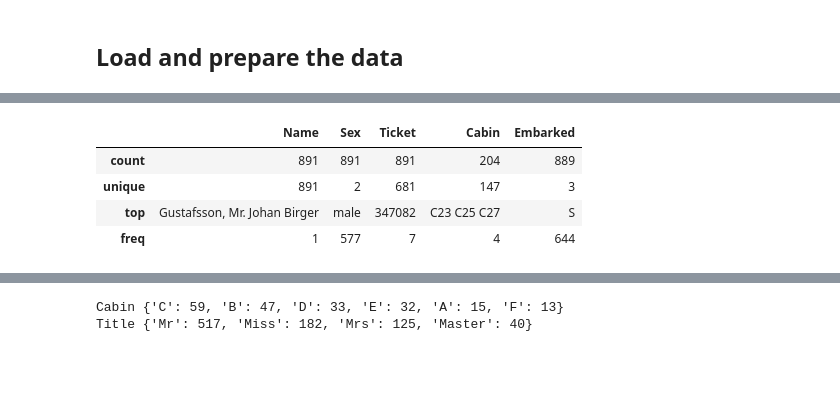
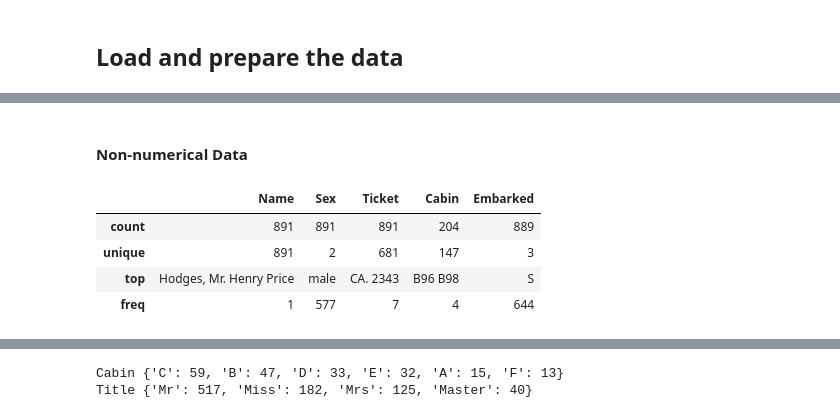
Before and after one commit to angelmtenor/data-science-keras, a Jupyter notebook: titanic.ipynb, the cells around one changed output, grey strips where cells are left out. Drawn from its saved outputs; the diff is of its cells as text; code cells hidden in the pictures; blank space fills up the shorter version.

```diff
--- a/titanic.ipynb
+++ b/titanic.ipynb
@@ -54,0 +28,8 @@ df.describe()
+# %%
+original_df = pd.read_csv('data/titanic_data.csv')
+
+target = ['Survived']  # the target will remain the same throughout the notebook
+
+original_features = [f for f in original_df if f not in target]
+original_df = original_df[original_features + target]   # sort columns: target at the end
+print("{} rows \n{} columns \ntarget: {}".format(*original_df.shape, target))
@@ -55,8 +64,10 @@ df.describe()
+# %% [markdown]
+#### Non-numerical Data
 # %%
-df.describe(include=['O'])  # non-numerical variables
+original_df.describe(include=['O'])
 # %% [output]
 |  | Name | Sex | Ticket | Cabin | Embarked |
 | count | 891 | 891 | 891 | 204 | 889 |
 | unique | 891 | 2 | 681 | 147 | 3 |
-| top | Gustafsson, Mr. Johan Birger | male | 347082 | C23 C25 C27 | S |
+| top | Hodges, Mr. Henry Price | male | CA. 2343 | B96 B98 | S |
 | freq | 1 | 577 | 7 | 4 | 644 |
```
Also changed, not shown: parts of 47 cells of this notebook, 1 other file.
